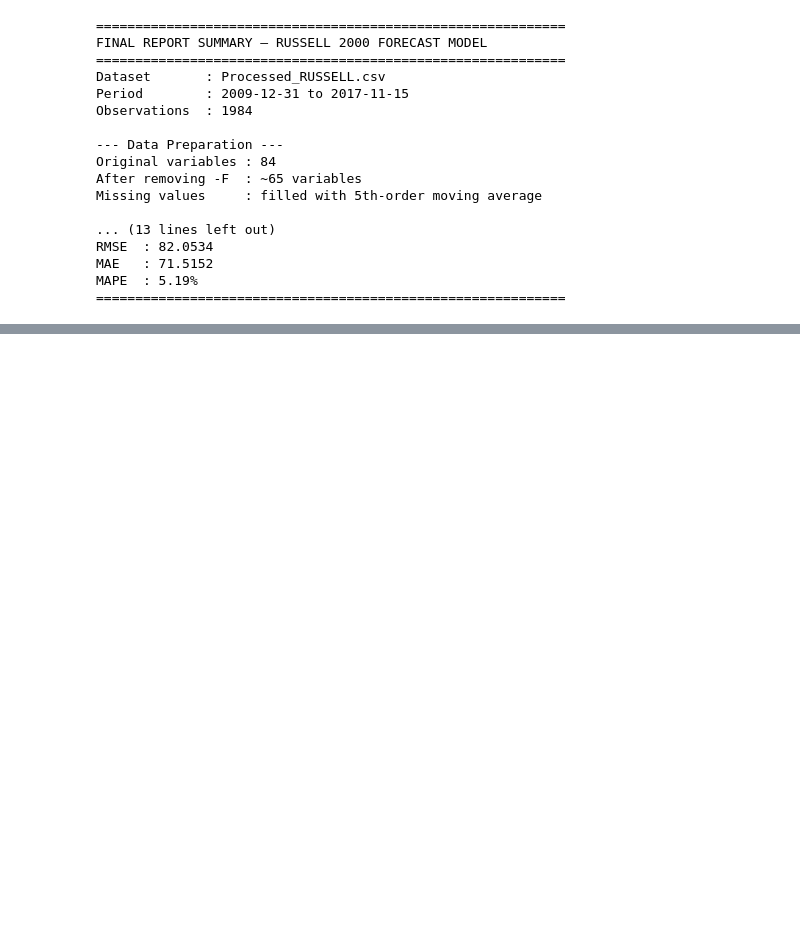
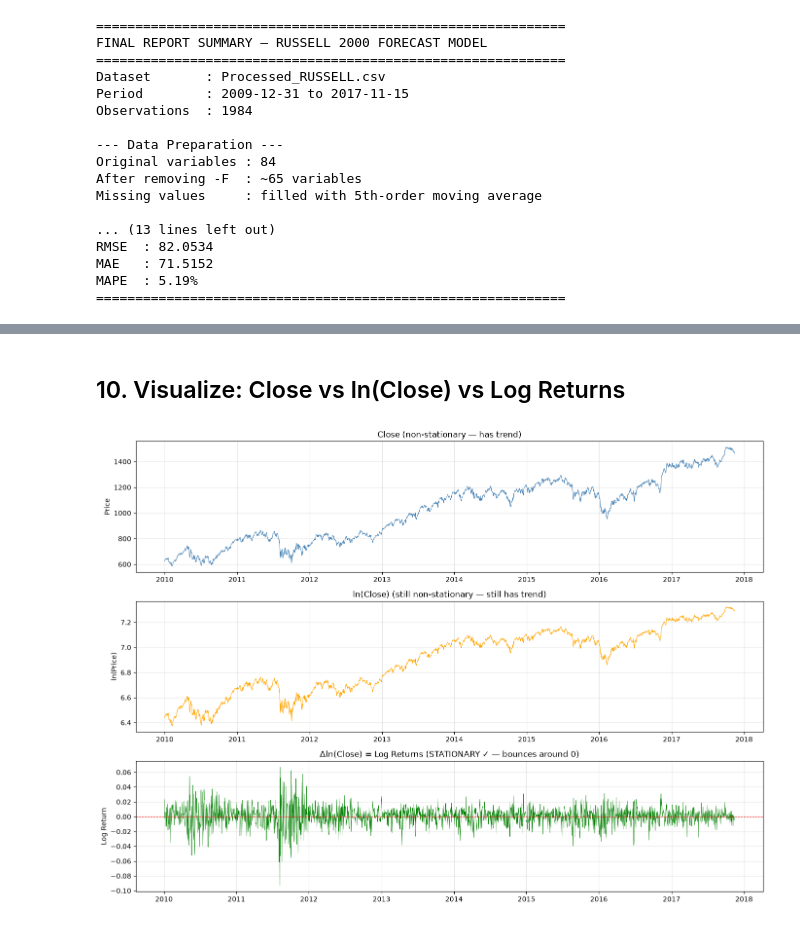
Before and after one commit to MAWOW1000/russell-project, a Jupyter notebook: notebooks/03_model.ipynb, the cells around one changed output, grey strips where cells are left out. Cells and saved outputs as stored; diff of their text form; code cells hidden in the pictures; blank space fills up the shorter version.

```diff
--- a/notebooks/03_model.ipynb
+++ b/notebooks/03_model.ipynb
@@ -253,0 +317,25 @@ MAPE  : 5.19%
+# %% [markdown]
+## 10. Visualize: Close vs ln(Close) vs Log Returns
+# %%
+fig, axes = plt.subplots(3, 1, figsize=(14, 10))
+
+axes[0].plot(df['Close'], color='steelblue', linewidth=0.8)
+axes[0].set_title('Close (non-stationary — has trend)')
+axes[0].set_ylabel('Price')
+axes[0].grid(True, alpha=0.3)
+
+axes[1].plot(log_close, color='orange', linewidth=0.8)
+axes[1].set_title('ln(Close) (still non-stationary — still has trend)')
+axes[1].set_ylabel('ln(Price)')
+axes[1].grid(True, alpha=0.3)
+
+axes[2].plot(log_returns, color='green', linewidth=0.5)
+axes[2].axhline(0, color='red', linestyle='--', linewidth=0.8)
+axes[2].set_title('Δln(Close) = Log Returns (STATIONARY ✓ — bounces around 0)')
+axes[2].set_ylabel('Log Return')
+axes[2].grid(True, alpha=0.3)
+
+plt.tight_layout()
+plt.show()
+# %% [output]
+[figure, added]
```
Also changed, not shown: parts of 16 cells of this notebook, 3 other files.
